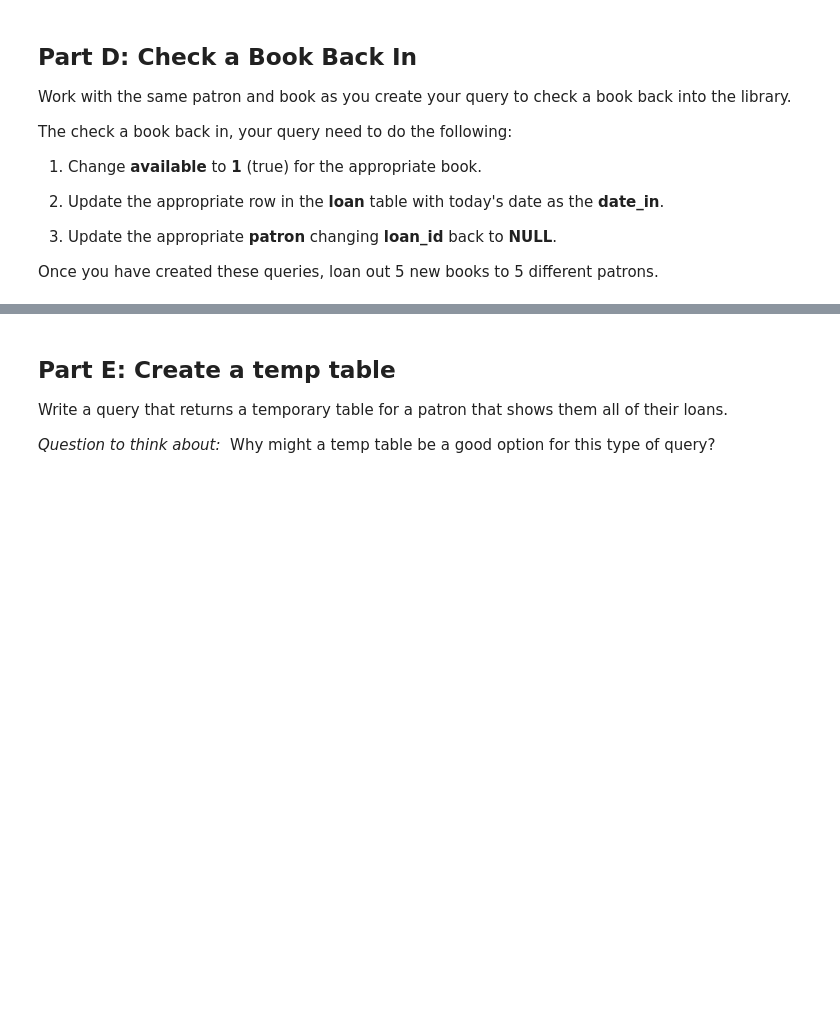
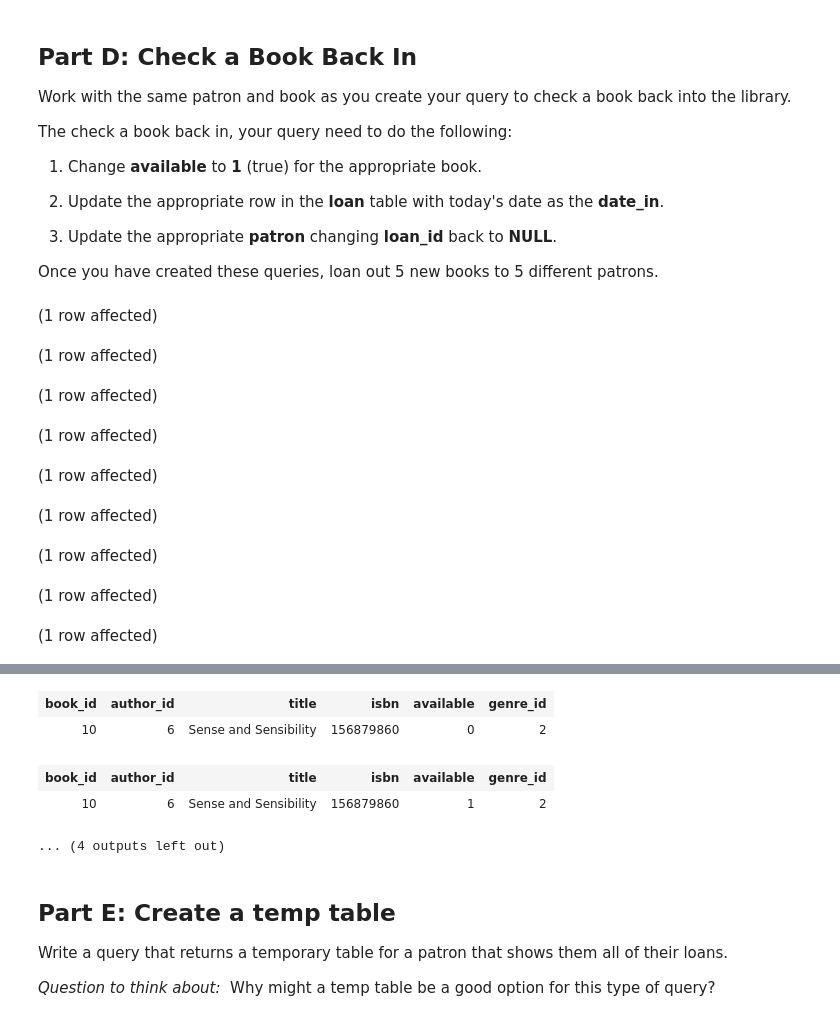
Before and after one commit to PurvaSagvekar/SQL-Part-5-Studio, a Jupyter notebook: Studio.ipynb, the cells around one changed output, grey strips where cells are left out. Drawn from its saved outputs; the diff is of its cells as text; code cells hidden in the pictures; blank space fills up the shorter version.

```diff
--- a/Studio.ipynb
+++ b/Studio.ipynb
@@ -723,0 +780,37 @@ Once you have created these queries, loan out 5 new books to 5 different patrons
+# %%
+-- Create your Check a Book Back In query:
+
+SELECT * FROM purva.book WHERE book_id = 10;
+
+UPDATE purva.book
+SET available = 1
+WHERE book_id = 10;
+
+SELECT * FROM purva.book WHERE book_id = 10;
+
+
+SELECT * FROM purva.loan WHERE book_id = 10;
+
+UPDATE purva.loan
+SET date_in = GETDATE()
+WHERE date_in IS NULL;
+
+SELECT * FROM purva.loan WHERE book_id = 10;
+
+SELECT * FROM purva.patron WHERE patron_id = 5;
+
+UPDATE purva.patron
+SET loan_id = NULL
+WHERE patron_id = 5;
+
+SELECT * FROM purva.patron WHERE patron_id = 5;
+# %% [output]
+(1 row affected)
+(1 row affected)
+(1 row affected)
+(1 row affected)
+(1 row affected)
+(1 row affected)
+(1 row affected)
+(1 row affected)
+(1 row affected)
@@ -724,3 +818,8 @@ Once you have created these queries, loan out 5 new books to 5 different patrons
+| book_id | author_id | title | isbn | available | genre_id |
+| 10 | 6 | Sense and Sensibility | 156879860 | 0 | 2 |
+| book_id | author_id | title | isbn | available | genre_id |
+| 10 | 6 | Sense and Sensibility | 156879860 | 1 | 2 |
+... (4 outputs left out)
 # %% [markdown]
 ## **Part E: Create a temp table**
 
```
Also changed, not shown: parts of 11 cells of this notebook.
